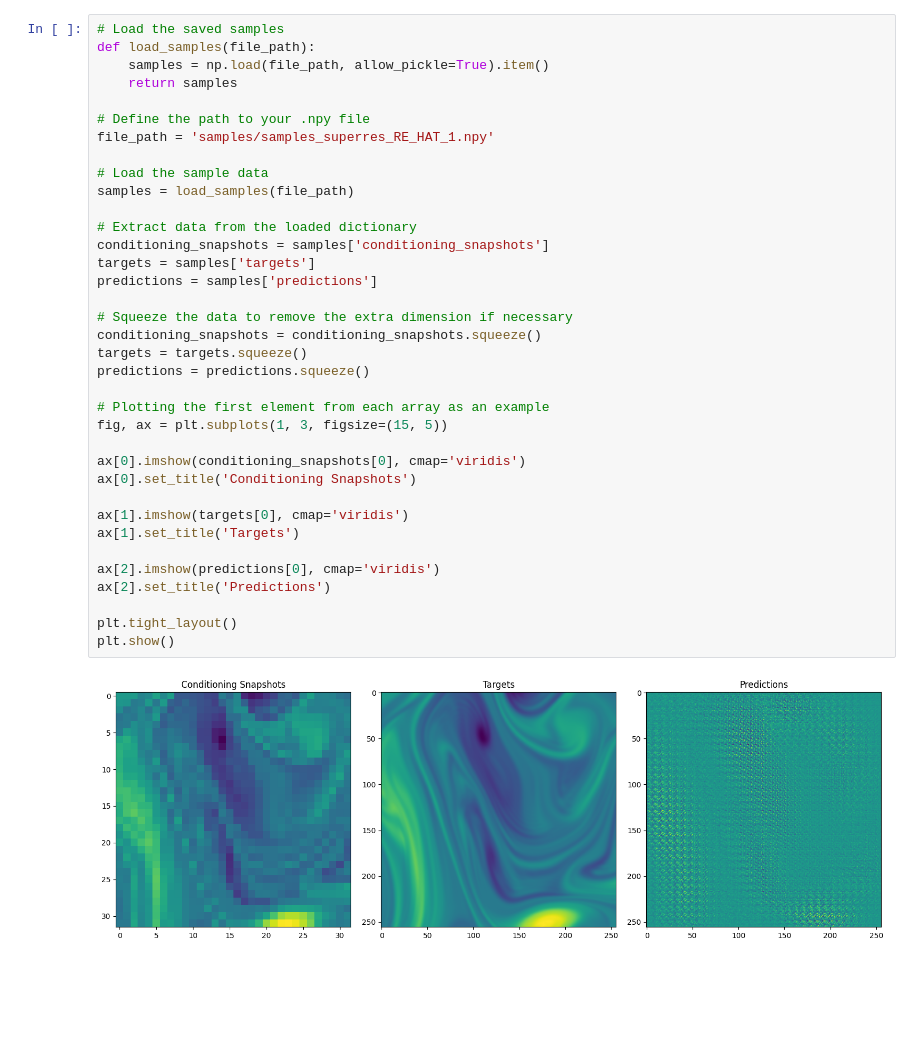
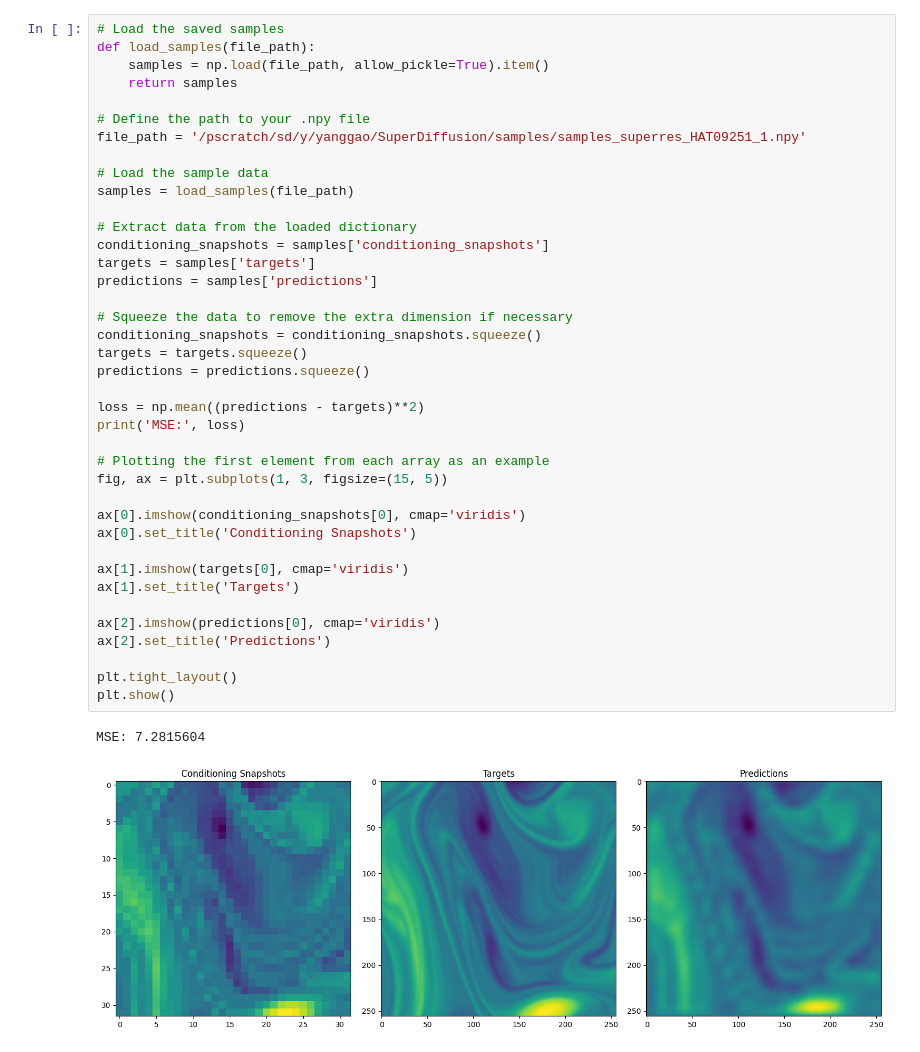
Before and after one commit to erichson/SuperDiffusion, a Jupyter notebook: sampleRead.ipynb, the cells around one changed output. Drawn from its saved outputs; the diff is of its cells as text; blank space fills up the shorter version.

```diff
--- a/sampleRead.ipynb
+++ b/sampleRead.ipynb
@@ -8,34 +27,38 @@ def load_samples(file_path):
     return samples
 
 # Define the path to your .npy file
-file_path = 'samples/samples_superres_RE_HAT_1.npy'
+file_path = '/pscratch/sd/y/yanggao/SuperDiffusion/samples/samples_superres_HAT09251_1.npy'
 
 # Load the sample data
 samples = load_samples(file_path)
 
 # Extract data from the loaded dictionary
 conditioning_snapshots = samples['conditioning_snapshots']
 targets = samples['targets']
 predictions = samples['predictions']
 
 # Squeeze the data to remove the extra dimension if necessary
 conditioning_snapshots = conditioning_snapshots.squeeze()
 targets = targets.squeeze()
 predictions = predictions.squeeze()
+
+loss = np.mean((predictions - targets)**2)
+print('MSE:', loss)
 
 # Plotting the first element from each array as an example
 fig, ax = plt.subplots(1, 3, figsize=(15, 5))
 
 ax[0].imshow(conditioning_snapshots[0], cmap='viridis')
 ax[0].set_title('Conditioning Snapshots')
 
 ax[1].imshow(targets[0], cmap='viridis')
 ax[1].set_title('Targets')
 
 ax[2].imshow(predictions[0], cmap='viridis')
 ax[2].set_title('Predictions')
 
 plt.tight_layout()
 plt.show()
 # %% [output]
+MSE: 7.2815604
-[figure, old version]
+[figure, new version]
```
Also changed, not shown: parts of 6 cells of this notebook, 5 other files.
